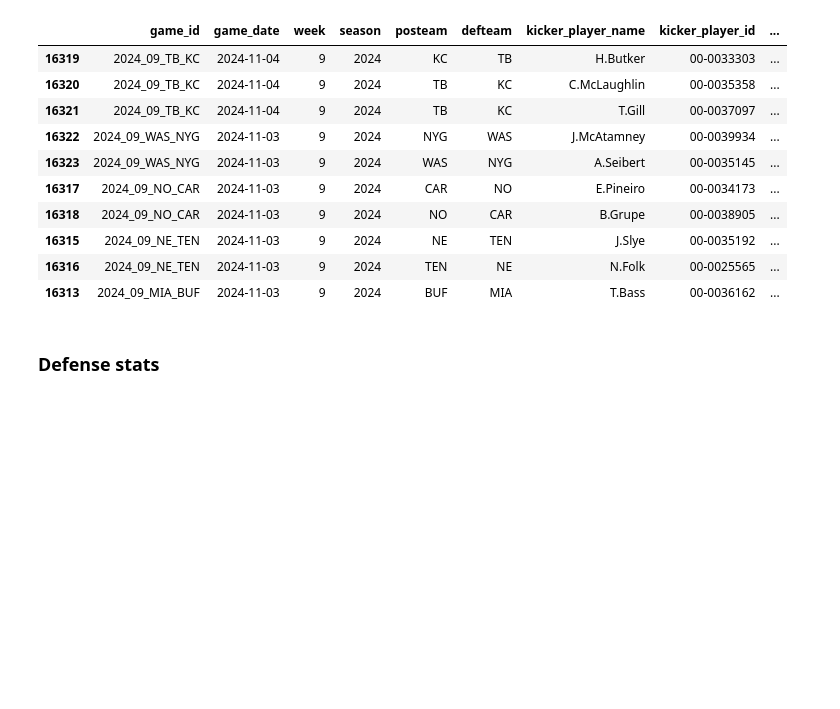
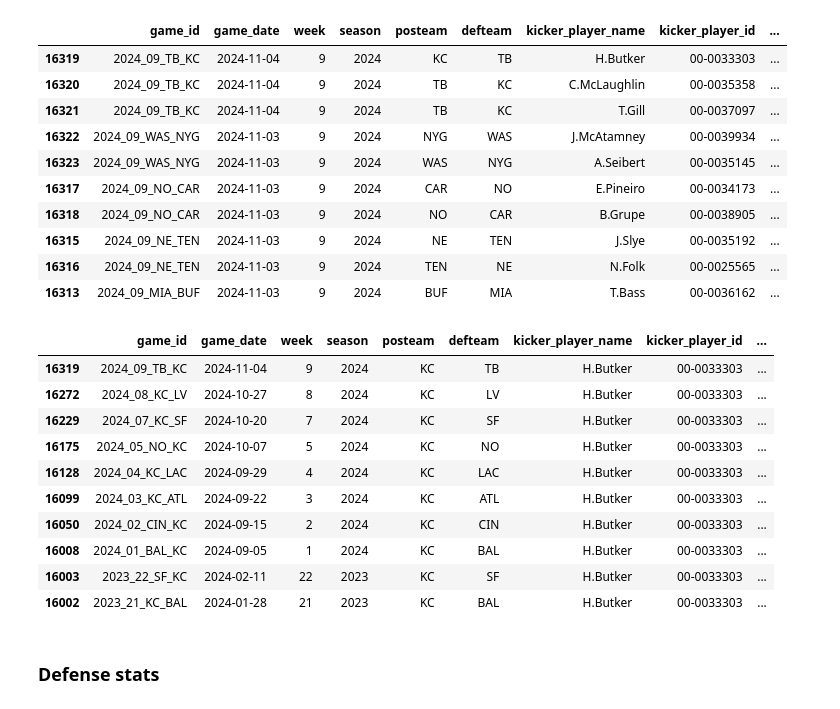
Before and after one commit to cse-6242-t134/nfl-fantasy-prediction-model, a Jupyter notebook: kicker_modeling_v3.ipynb, the cells around one changed output. Drawn from its saved outputs; the diff is of its cells as text; code cells hidden in the pictures; blank space fills up the shorter version.

```diff
--- a/kicker_modeling_v3.ipynb
+++ b/kicker_modeling_v3.ipynb
@@ -446,6 +441,20 @@ df_kicker_game_level_agg.sort_values(by=['game_date', 'game_id'], ascending=Fals
 | 16315 | 2024_09_NE_TEN | 2024-11-03 | 9 | 2024 | NE | TEN | J.Slye | 00-0035192 | ... |
 | 16316 | 2024_09_NE_TEN | 2024-11-03 | 9 | 2024 | TEN | NE | N.Folk | 00-0025565 | ... |
 | 16313 | 2024_09_MIA_BUF | 2024-11-03 | 9 | 2024 | BUF | MIA | T.Bass | 00-0036162 | ... |
+# %%
+df_kicker_game_level_agg[df_kicker_game_level_agg['kicker_player_id'] == '00-0033303'].sort_values(by=['game_date', 'game_id'], ascending=False).head(10)
+# %% [output]
+|  | game_id | game_date | week | season | posteam | defteam | kicker_player_name | kicker_player_id | ... |
+| 16319 | 2024_09_TB_KC | 2024-11-04 | 9 | 2024 | KC | TB | H.Butker | 00-0033303 | ... |
+| 16272 | 2024_08_KC_LV | 2024-10-27 | 8 | 2024 | KC | LV | H.Butker | 00-0033303 | ... |
+| 16229 | 2024_07_KC_SF | 2024-10-20 | 7 | 2024 | KC | SF | H.Butker | 00-0033303 | ... |
+| 16175 | 2024_05_NO_KC | 2024-10-07 | 5 | 2024 | KC | NO | H.Butker | 00-0033303 | ... |
+| 16128 | 2024_04_KC_LAC | 2024-09-29 | 4 | 2024 | KC | LAC | H.Butker | 00-0033303 | ... |
+| 16099 | 2024_03_KC_ATL | 2024-09-22 | 3 | 2024 | KC | ATL | H.Butker | 00-0033303 | ... |
+| 16050 | 2024_02_CIN_KC | 2024-09-15 | 2 | 2024 | KC | CIN | H.Butker | 00-0033303 | ... |
+| 16008 | 2024_01_BAL_KC | 2024-09-05 | 1 | 2024 | KC | BAL | H.Butker | 00-0033303 | ... |
+| 16003 | 2023_22_SF_KC | 2024-02-11 | 22 | 2023 | KC | SF | H.Butker | 00-0033303 | ... |
+| 16002 | 2023_21_KC_BAL | 2024-01-28 | 21 | 2023 | KC | BAL | H.Butker | 00-0033303 | ... |
 # %% [markdown]
 ### Defense stats
 # %%
```
Also changed, not shown: parts of 14 cells of this notebook, 1 other file.
